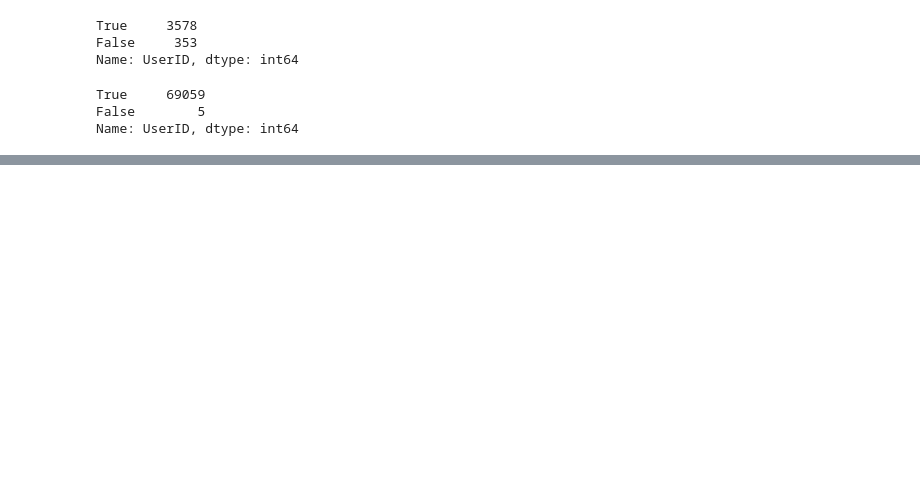
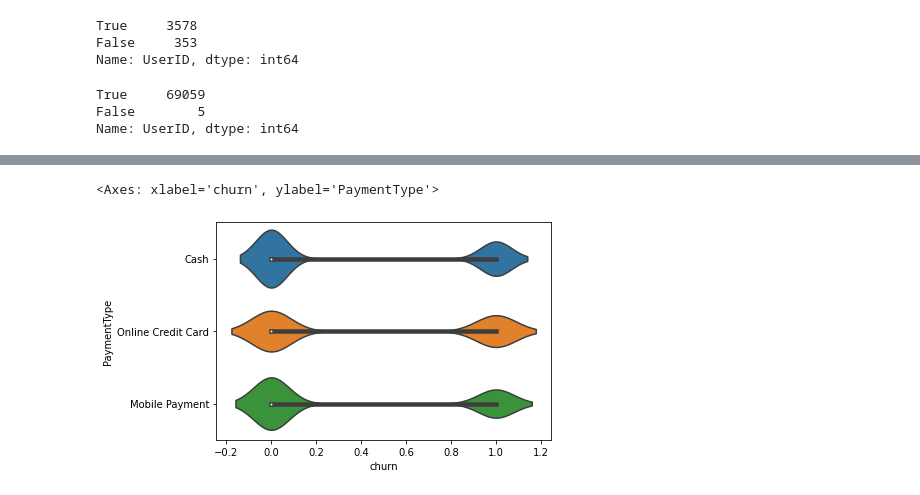
Before and after one commit to itszehrakaya/datathon-preselection-task, a Jupyter notebook: churn-model.ipynb, the cells around one changed output, grey strips where cells are left out. Saved outputs shown, nothing was run; the diff lists cells and outputs as text; code cells hidden in the pictures; blank space fills up the shorter version.

```diff
--- a/churn-model.ipynb
+++ b/churn-model.ipynb
@@ -89,0 +146,5 @@ See the caveats in the documentation: https://pandas.pydata.org/pandas-docs/stab
+# %%
+sns.violinplot(data=period1, x='churn', y = 'PaymentType' )
+# %% [output]
+<Axes: xlabel='churn', ylabel='PaymentType'>
+[figure, added]
```
Also changed, not shown: parts of 36 cells of this notebook, 2 other files.
